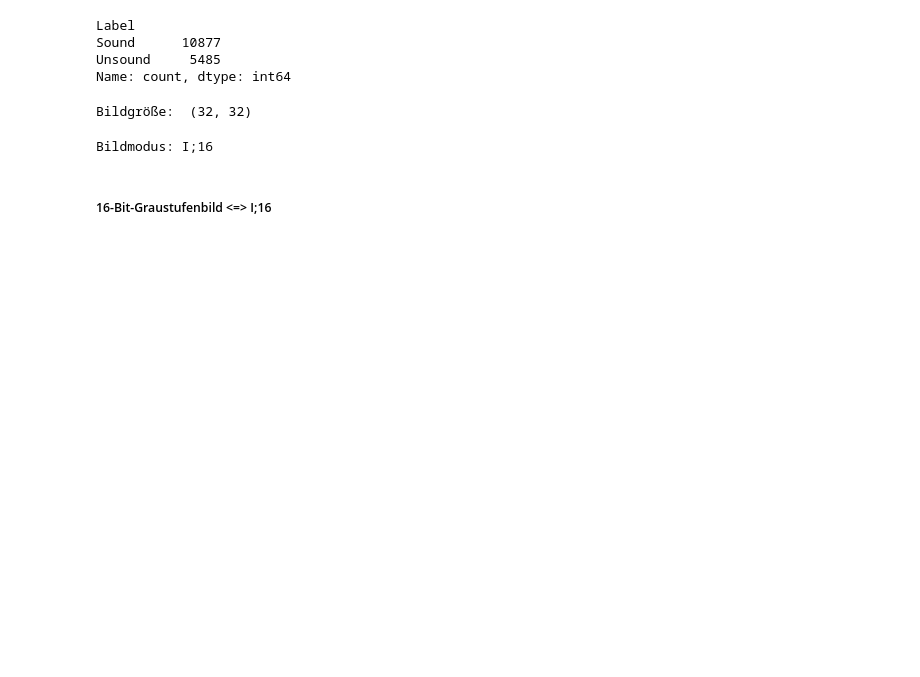
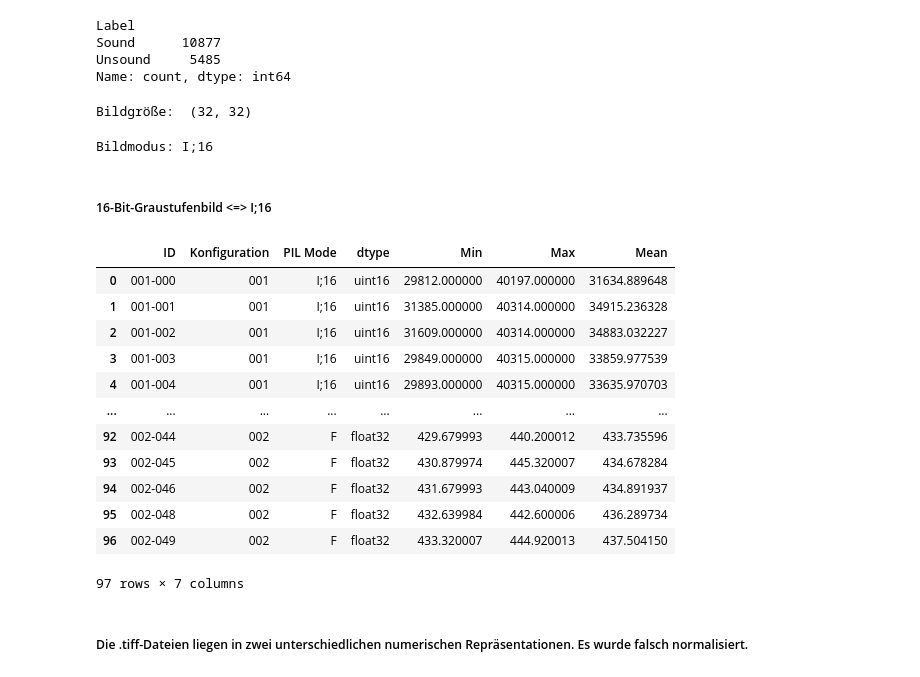
Before and after one commit to molnarkop04/industrial-ai-timeseries, a Jupyter notebook: projects/laser_welding_quality/notebooks/laserWelding.ipynb, the cells around one changed output. Cells and saved outputs as stored; diff of their text form; code cells hidden in the pictures; blank space fills up the shorter version.

```diff
--- a/projects/laser_welding_quality/notebooks/laserWelding.ipynb
+++ b/projects/laser_welding_quality/notebooks/laserWelding.ipynb
@@ -1057,3 +1057,49 @@ print("Bildmodus:", bild.mode) # Interpretation der Pixel im Bild
 Bildmodus: I;16
 # %% [markdown]
 ##### 16-Bit-Graustufenbild <=> I;16
+# %%
+formatListe = []
+
+for weldID, dataDrame in df_LWIR_Frames.groupby("ID"):
+
+    zeile = gruppe.iloc[0]
+
+    bild = Image.open(
+        zeile["Bildpfad"]
+    )
+
+    array = np.asarray(bild) # PIL-Bildobjekt in ein NumPy-Array
+
+    formatListe.append(
+        {
+            "ID": weldID,
+            "Konfiguration": zeile["Konfiguration"],
+            "PIL Mode": bild.mode,
+            "dtype": str(array.dtype),
+            "Min": array.min(),
+            "Max": array.max(),
+            "Mean": array.mean()
+        }
+    )
+
+dfFormate = pd.DataFrame(formatListe)
+
+display(
+    dfFormate.sort_values("ID")
+)
+# %% [output]
+|  | ID | Konfiguration | PIL Mode | dtype | Min | Max | Mean |
+| 0 | 001-000 | 001 | I;16 | uint16 | 29812.000000 | 40197.000000 | 31634.889648 |
+| 1 | 001-001 | 001 | I;16 | uint16 | 31385.000000 | 40314.000000 | 34915.236328 |
+| 2 | 001-002 | 001 | I;16 | uint16 | 31609.000000 | 40314.000000 | 34883.032227 |
+| 3 | 001-003 | 001 | I;16 | uint16 | 29849.000000 | 40315.000000 | 33859.977539 |
+| 4 | 001-004 | 001 | I;16 | uint16 | 29893.000000 | 40315.000000 | 33635.970703 |
+| ... | ... | ... | ... | ... | ... | ... | ... |
+| 92 | 002-044 | 002 | F | float32 | 429.679993 | 440.200012 | 433.735596 |
+| 93 | 002-045 | 002 | F | float32 | 430.879974 | 445.320007 | 434.678284 |
+| 94 | 002-046 | 002 | F | float32 | 431.679993 | 443.040009 | 434.891937 |
+| 95 | 002-048 | 002 | F | float32 | 432.639984 | 442.600006 | 436.289734 |
+| 96 | 002-049 | 002 | F | float32 | 433.320007 | 444.920013 | 437.504150 |
+97 rows × 7 columns
+# %% [markdown]
+##### Die .tiff-Dateien liegen in zwei unterschiedlichen numerischen Repräsentationen. Es wurde falsch normalisiert.
```
